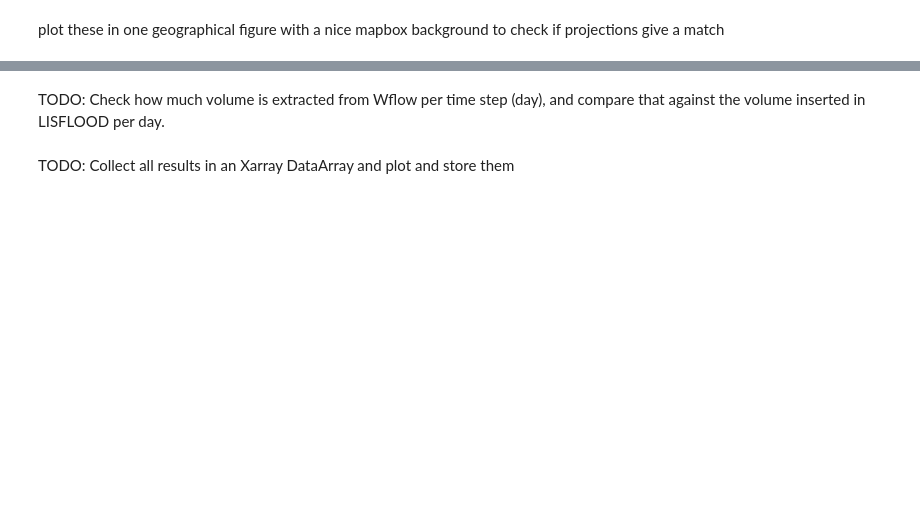
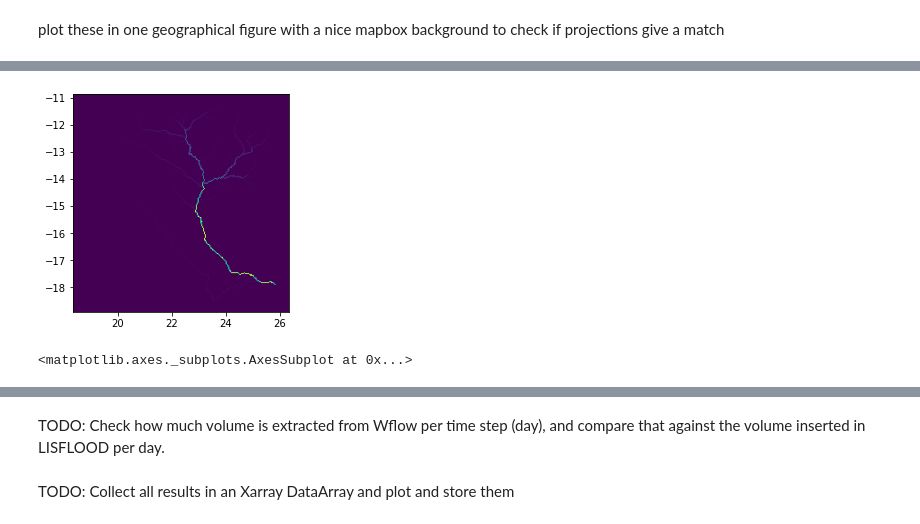
Before and after one commit to hcwinsemius/barotse, a Jupyter notebook: notebooks/run_wflow_lisflood.ipynb, the cells around one changed output, grey strips where cells are left out. Cells and saved outputs as stored; diff of their text form; code cells hidden in the pictures; blank space fills up the shorter version.

```diff
--- a/notebooks/run_wflow_lisflood.ipynb
+++ b/notebooks/run_wflow_lisflood.ipynb
@@ -225,0 +266,37 @@ ax2.legend()
+# %%
+H = []
+Q = []
+Qx = []
+Qy = []
+t = []
+try:
+    i = 0
+    while i < 365:
+        print(cbmi.get_current_time())
+        cbmi.update()
+        t.append(cbmi.get_current_time())
+        H.append(cbmi.get_value('LFP.H'))
+        Q.append(cbmi.get_value('LFP.SGCQin'))
+        qx = cbmi.get_value('LFP.Qx')
+        qy = cbmi.get_value('LFP.Qy')
+        qx, qy = convert_Qs(qx, qy)
+        Qx.append(qx)
+        Qy.append(qy)
+        # q_sim_PCR = cbmi.get_value_at_indices('PCR.discharge', obs_ind_PCR)
+        # q_sim_LFP = cbmi.get_value_at_indices('LFP.H', obs_ind_LFP)
+        # print(q_sim_PCR, q_sim_LFP)
+        i += 1
+except Exception as e:
+    print(e)
+    sys.exit('something is going wrong in updating - please check!')
+
+LFP_outputs = ['SGCQin', 'H']
+LFP_attrs = [{'units': 'm3 s-1',
+              'short_name': 'river_flow',
+              'long_name': 'River Flow'
+             },
+             {'units': 'm',
+              'short_name': 'water_depth',
+              'long_name': 'Water Depth'
+             }
+            ]
@@ -225,0 +341,11 @@ ax2.legend()
+# %%
+from rasterio.plot import show
+# extract flow from WFlow
+
+q = cbmi.bmimodels['WFL']._bmi.get_value('RiverRunoff')
+cbmi.bmimodels['WFL'].grid.transform
+
+show(q, transform=cbmi.bmimodels['WFL'].grid.transform, origin='lower')
+# %% [output]
+[figure, added]
+<matplotlib.axes._subplots.AxesSubplot at 0x...>
```
Also changed, not shown: parts of 27 cells of this notebook, 4 other files.
